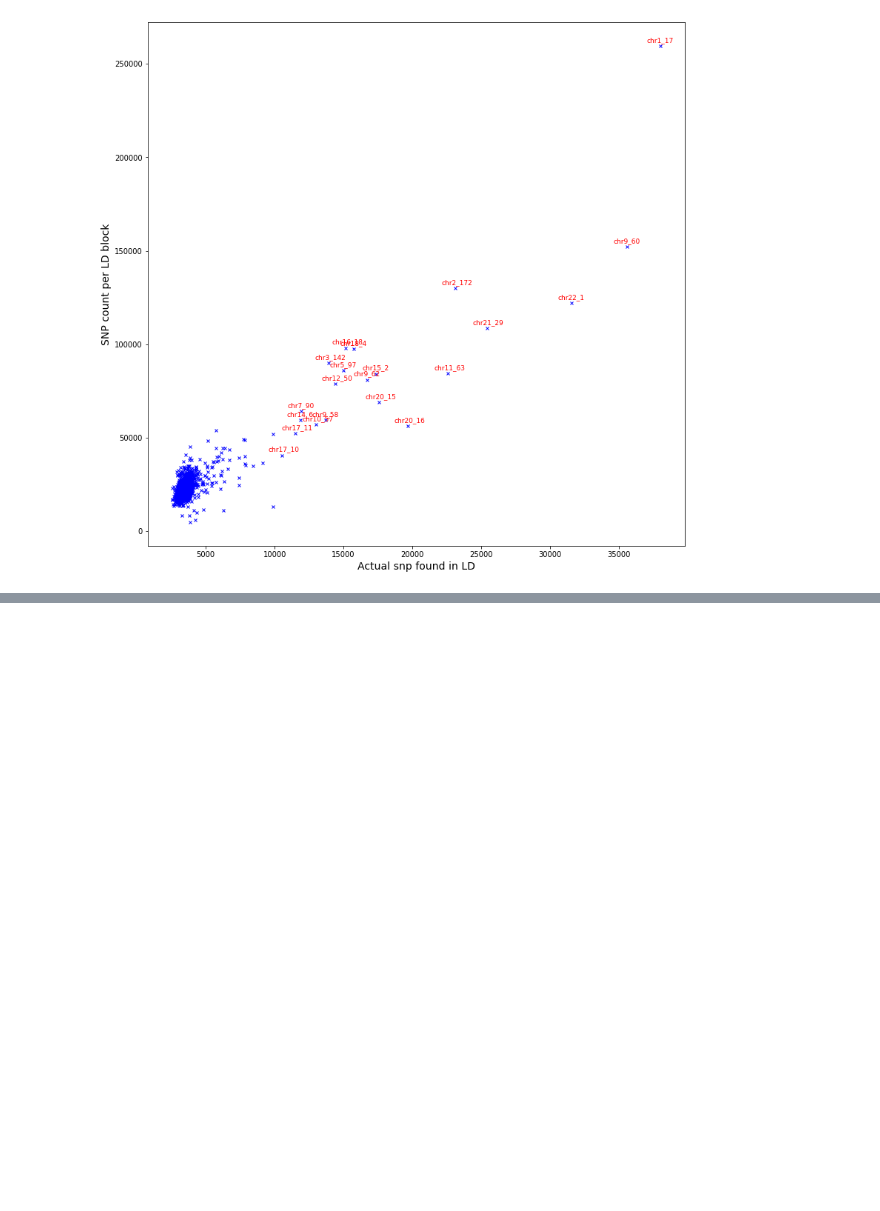
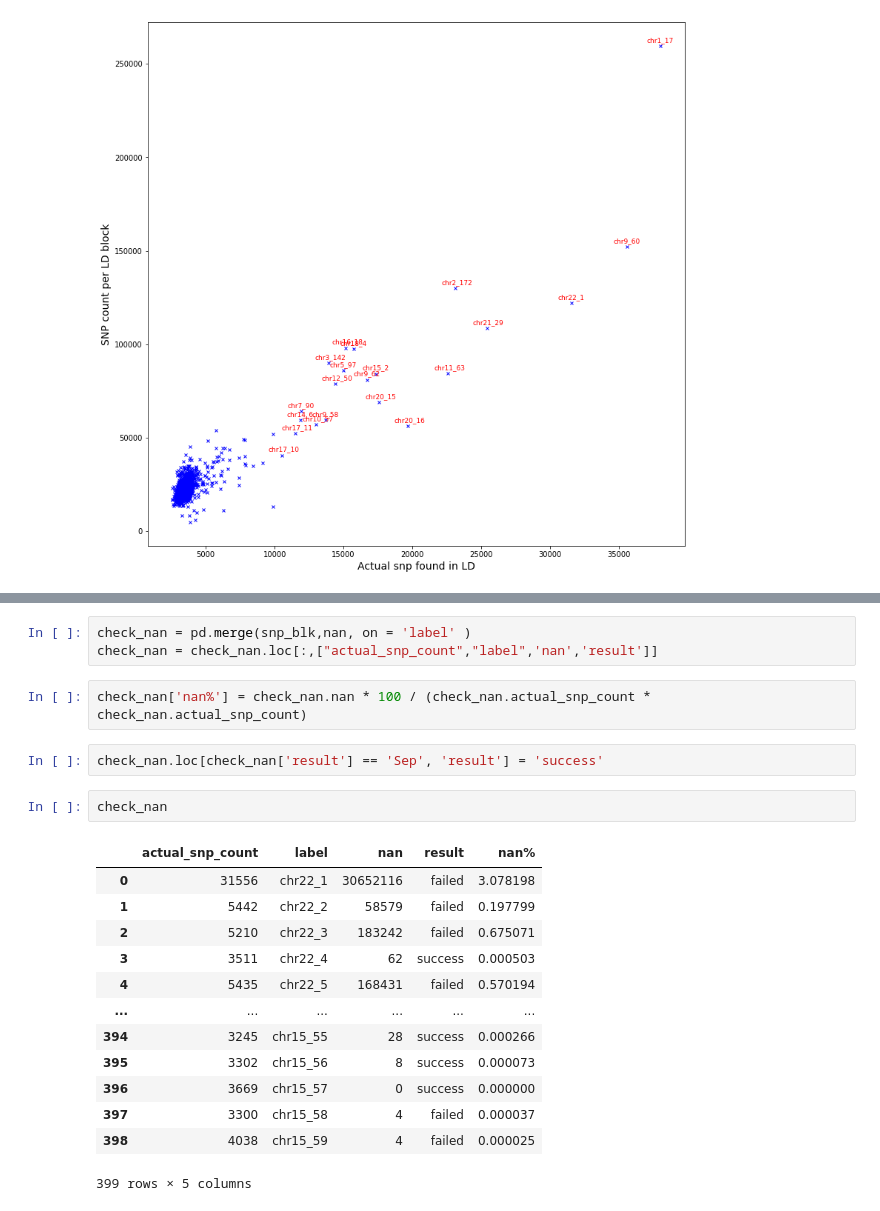
Before and after one commit to teresa-sansan/ADSP_polyfun, a Jupyter notebook: carma/check_blksize.ipynb, the cells around one changed output, grey strips where cells are left out. Cells and saved outputs as stored; diff of their text form; blank space fills up the shorter version.

```diff
--- a/carma/check_blksize.ipynb
+++ b/carma/check_blksize.ipynb
@@ -104,0 +114,23 @@ plt.show()
+# %%
+check_nan = pd.merge(snp_blk,nan, on = 'label' )
+check_nan = check_nan.loc[:,["actual_snp_count","label",'nan','result']]
+# %%
+check_nan['nan%'] = check_nan.nan * 100 / (check_nan.actual_snp_count * check_nan.actual_snp_count)
+# %%
+check_nan.loc[check_nan['result'] == 'Sep', 'result'] = 'success'
+# %%
+check_nan
+# %% [output]
+|  | actual_snp_count | label | nan | result | nan% |
+| 0 | 31556 | chr22_1 | 30652116 | failed | 3.078198 |
+| 1 | 5442 | chr22_2 | 58579 | failed | 0.197799 |
+| 2 | 5210 | chr22_3 | 183242 | failed | 0.675071 |
+| 3 | 3511 | chr22_4 | 62 | success | 0.000503 |
+| 4 | 5435 | chr22_5 | 168431 | failed | 0.570194 |
+| ... | ... | ... | ... | ... | ... |
+| 394 | 3245 | chr15_55 | 28 | success | 0.000266 |
+| 395 | 3302 | chr15_56 | 8 | success | 0.000073 |
+| 396 | 3669 | chr15_57 | 0 | success | 0.000000 |
+| 397 | 3300 | chr15_58 | 4 | failed | 0.000037 |
+| 398 | 4038 | chr15_59 | 4 | failed | 0.000025 |
+399 rows × 5 columns
```
Also changed, not shown: parts of 6 cells of this notebook, 1 other file.
